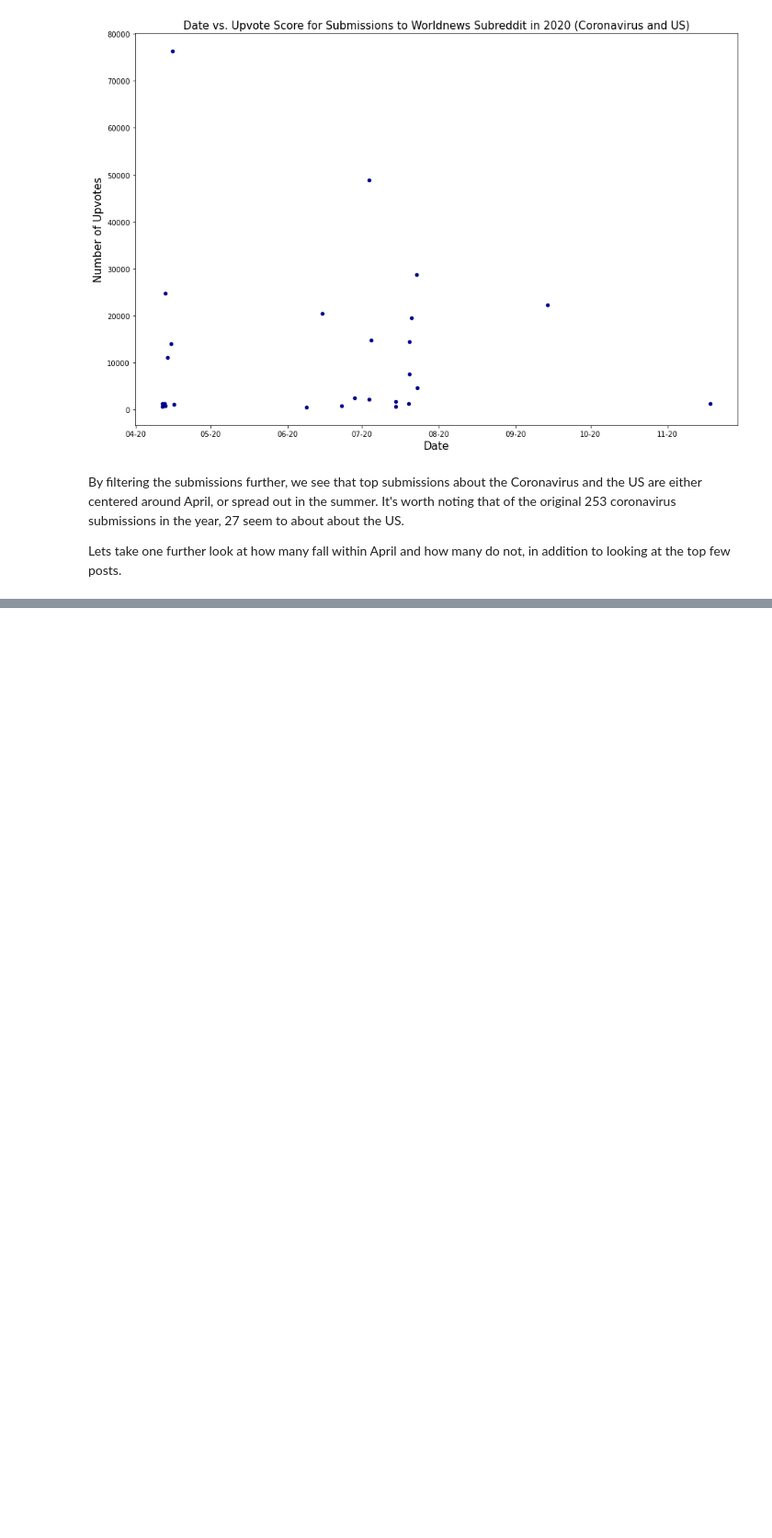
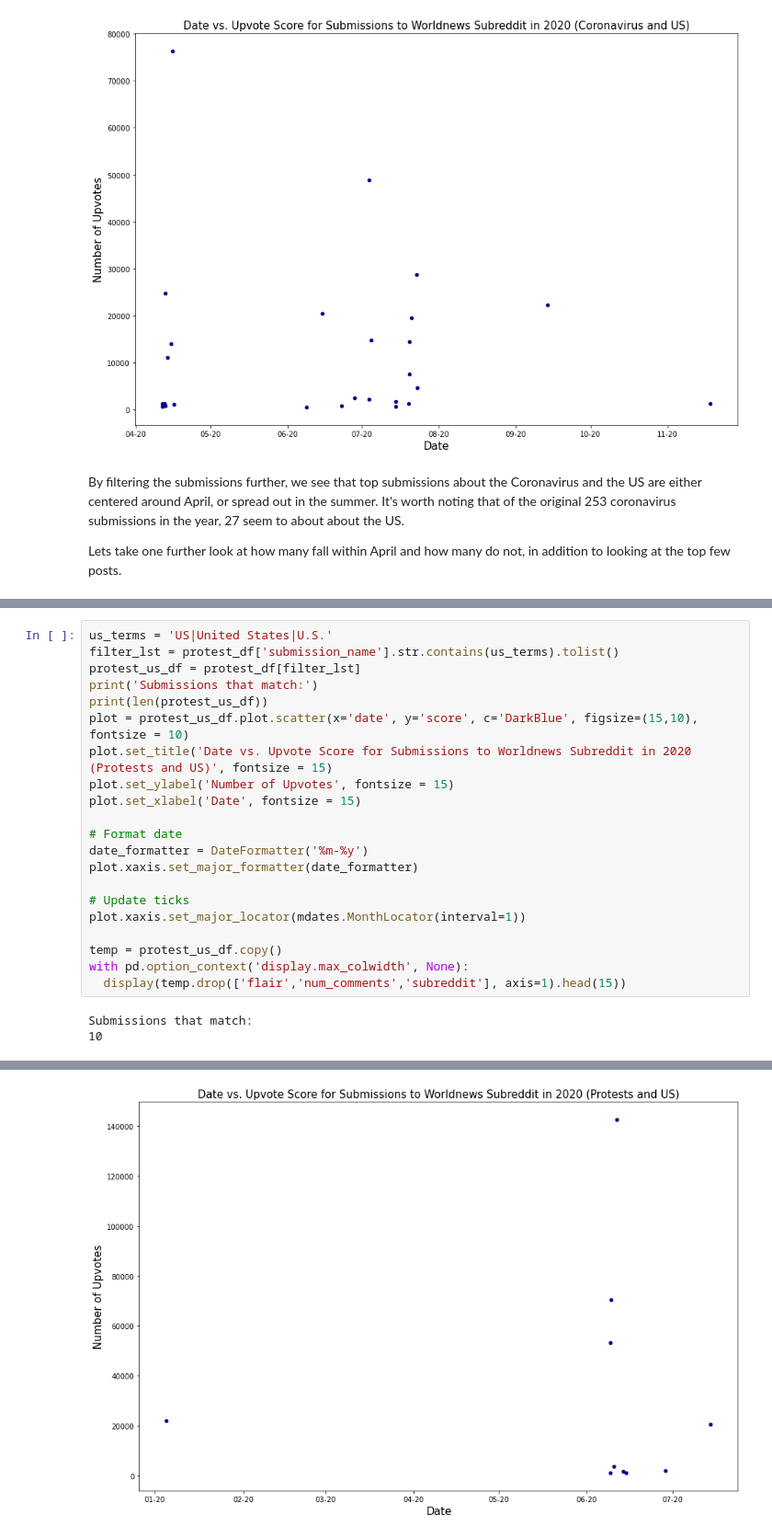
Before and after one commit to Nsakha/nsakha.github.io, a Jupyter notebook: final project.ipynb, the cells around one changed output, grey strips where cells are left out. Shown at 92% size. Cells and saved outputs as stored; diff of their text form; blank space fills up the shorter version.

```diff
--- a/final project.ipynb
+++ b/final project.ipynb
@@ -453,0 +519,24 @@ plot.xaxis.set_major_locator(mdates.MonthLocator(interval=1))
+# %%
+us_terms = 'US|United States|U.S.'
+filter_lst = protest_df['submission_name'].str.contains(us_terms).tolist()
+protest_us_df = protest_df[filter_lst]
+print('Submissions that match:')
+print(len(protest_us_df))
+plot = protest_us_df.plot.scatter(x='date', y='score', c='DarkBlue', figsize=(15,10), fontsize = 10)
+plot.set_title('Date vs. Upvote Score for Submissions to Worldnews Subreddit in 2020 (Protests and US)', fontsize = 15)
+plot.set_ylabel('Number of Upvotes', fontsize = 15)
+plot.set_xlabel('Date', fontsize = 15)
+
+# Format date
+date_formatter = DateFormatter('%m-%y')
+plot.xaxis.set_major_formatter(date_formatter)
+
+# Update ticks
+plot.xaxis.set_major_locator(mdates.MonthLocator(interval=1))
+
+temp = protest_us_df.copy()
+with pd.option_context('display.max_colwidth', None):
+  display(temp.drop(['flair','num_comments','subreddit'], axis=1).head(15))
+# %% [output]
+Submissions that match:
+10
@@ -453,0 +554 @@ plot.xaxis.set_major_locator(mdates.MonthLocator(interval=1))
+[figure, added]
```
Also changed, not shown: parts of 15 cells of this notebook, 2 other files.
